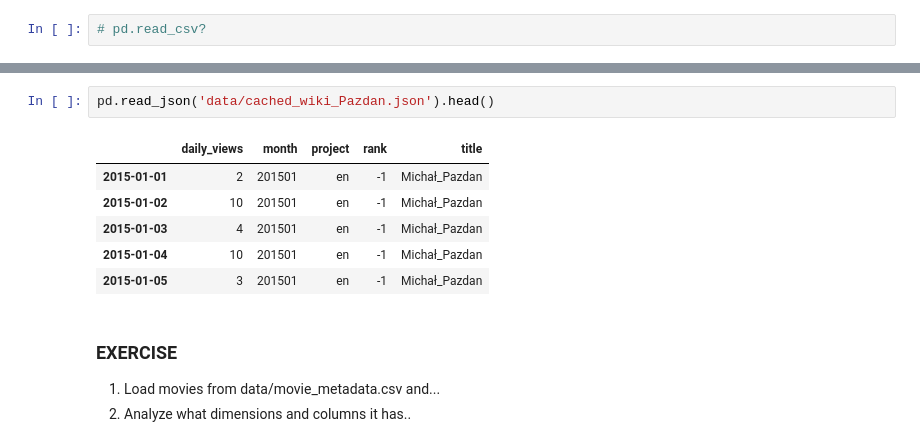
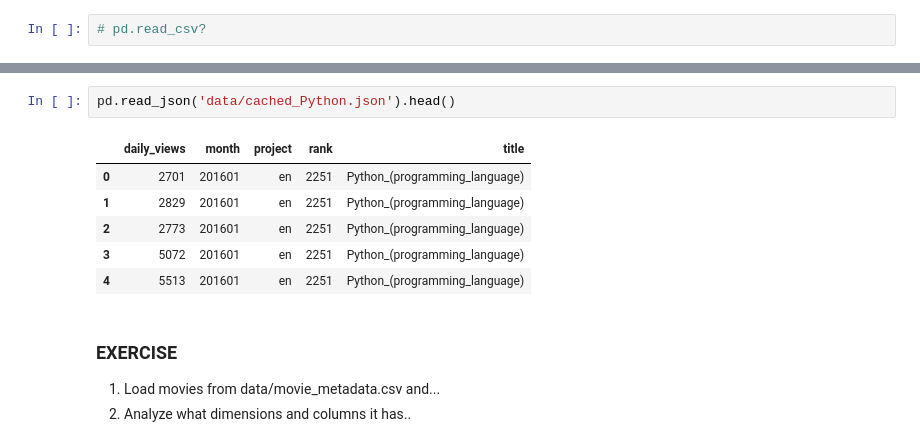
Before and after one commit to grechut/first-steps-with-pandas, a Jupyter notebook: pyconpl-workshop/first-steps-with-pandas-with-solutions.ipynb, the cells around one changed output, grey strips where cells are left out. Saved outputs shown, nothing was run; the diff lists cells and outputs as text.

```diff
--- a/pyconpl-workshop/first-steps-with-pandas-with-solutions.ipynb
+++ b/pyconpl-workshop/first-steps-with-pandas-with-solutions.ipynb
@@ -270,12 +256,12 @@ pd.DataFrame([
 # %%
-pd.read_json('data/cached_wiki_Pazdan.json').head()
+pd.read_json('data/cached_Python.json').head()
 # %% [output]
 |  | daily_views | month | project | rank | title |
-| 2015-01-01 | 2 | 201501 | en | -1 | Michał_Pazdan |
-| 2015-01-02 | 10 | 201501 | en | -1 | Michał_Pazdan |
-| 2015-01-03 | 4 | 201501 | en | -1 | Michał_Pazdan |
-| 2015-01-04 | 10 | 201501 | en | -1 | Michał_Pazdan |
-| 2015-01-05 | 3 | 201501 | en | -1 | Michał_Pazdan |
+| 0 | 2701 | 201601 | en | 2251 | Python_(programming_language) |
+| 1 | 2829 | 201601 | en | 2251 | Python_(programming_language) |
+| 2 | 2773 | 201601 | en | 2251 | Python_(programming_language) |
+| 3 | 5072 | 201601 | en | 2251 | Python_(programming_language) |
+| 4 | 5513 | 201601 | en | 2251 | Python_(programming_language) |
 # %% [markdown]
 ### EXERCISE
 
```
Also changed, not shown: parts of 28 cells of this notebook, 2 other files.
